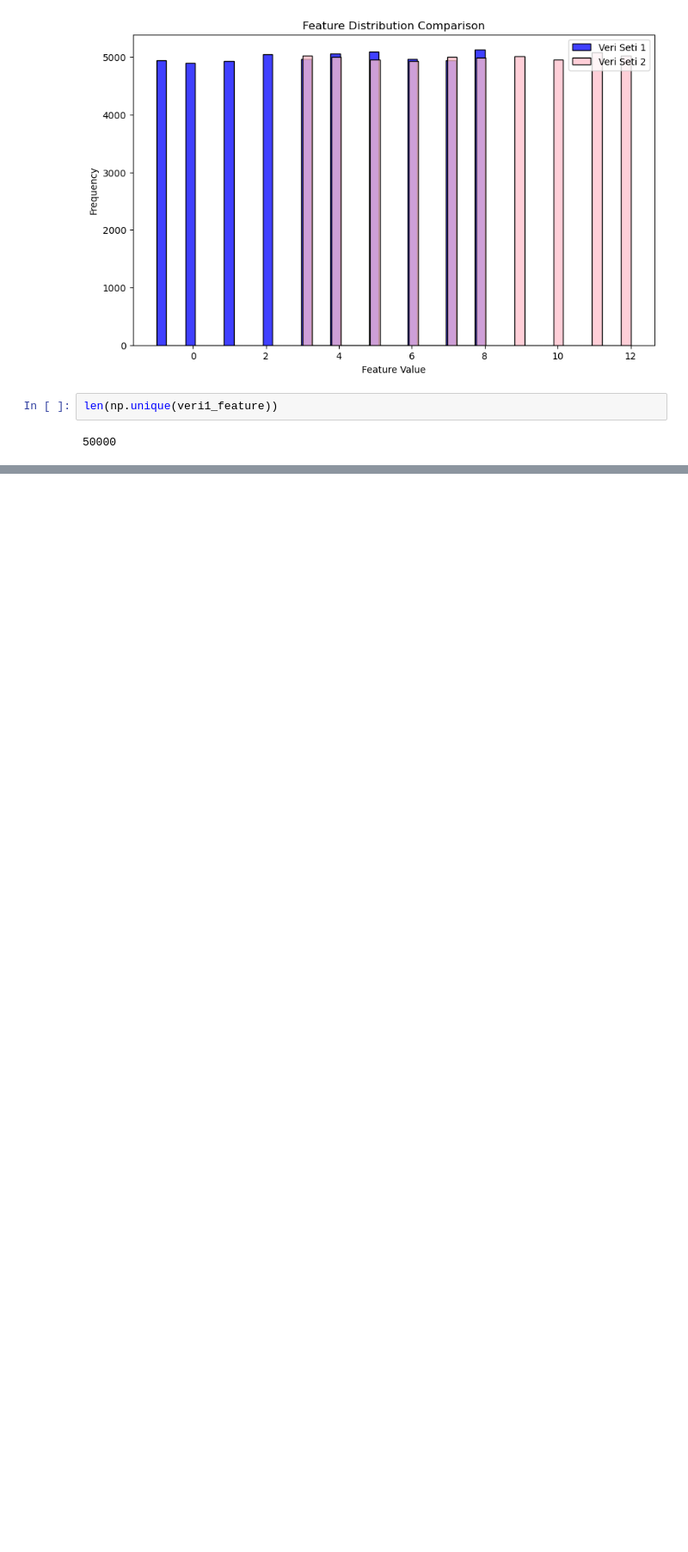
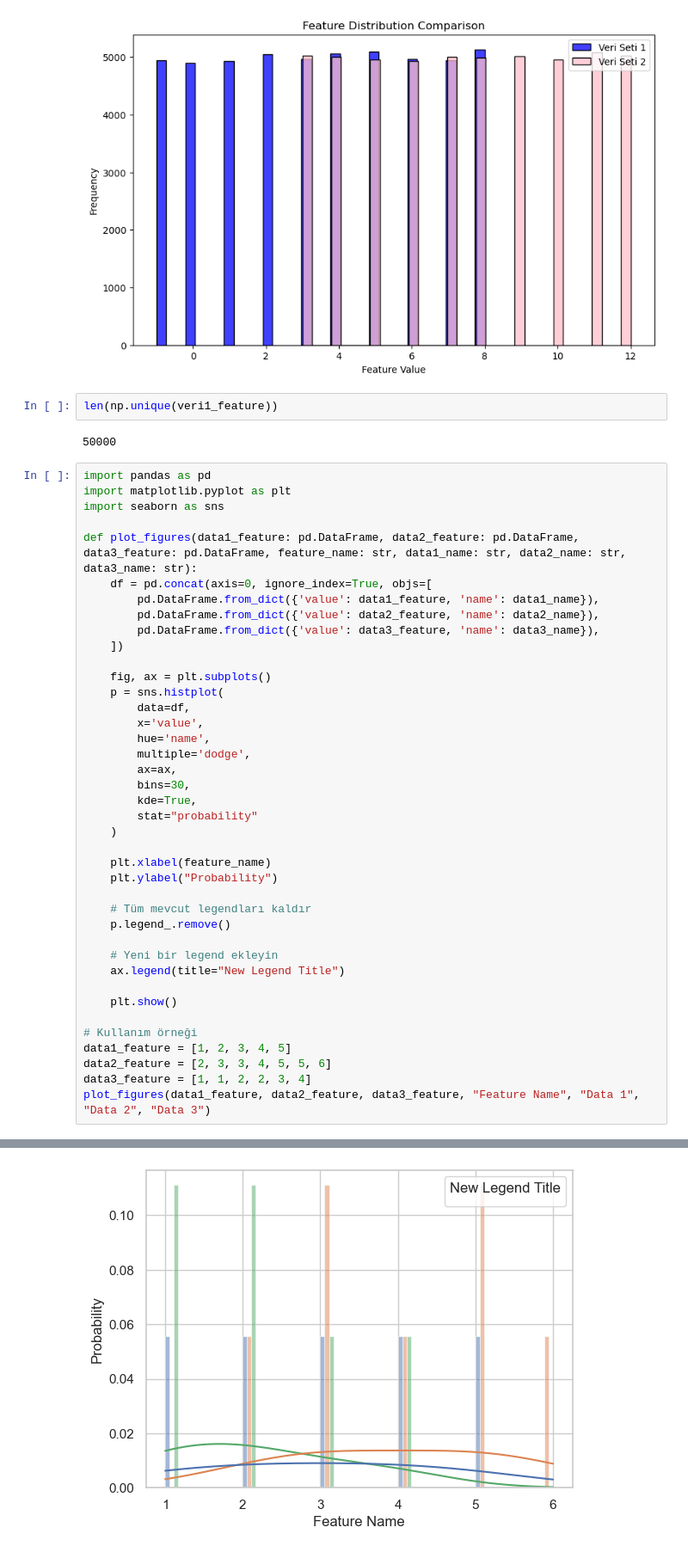
Before and after one commit to oguzhankarabacak/ExampleofGit, a Jupyter notebook: Untitled1.ipynb, the cells around one changed output, grey strips where cells are left out. Shown at 86% size. Drawn from its saved outputs; the diff is of its cells as text; blank space fills up the shorter version.

```diff
--- a/Untitled1.ipynb
+++ b/Untitled1.ipynb
@@ -53,3 +53,44 @@ plt.show()
 len(np.unique(veri1_feature))
 # %% [output]
 50000
+# %%
+import pandas as pd
+import matplotlib.pyplot as plt
+import seaborn as sns
+
+def plot_figures(data1_feature: pd.DataFrame, data2_feature: pd.DataFrame, data3_feature: pd.DataFrame, feature_name: str, data1_name: str, data2_name: str, data3_name: str):
+    df = pd.concat(axis=0, ignore_index=True, objs=[
+        pd.DataFrame.from_dict({'value': data1_feature, 'name': data1_name}),
+        pd.DataFrame.from_dict({'value': data2_feature, 'name': data2_name}),
+        pd.DataFrame.from_dict({'value': data3_feature, 'name': data3_name}),
+    ])
+
+    fig, ax = plt.subplots()
+    p = sns.histplot(
+        data=df,
+        x='value',
+        hue='name',
+        multiple='dodge',
+        ax=ax,
+        bins=30,
+        kde=True,
+        stat="probability"
+    )
+
+    plt.xlabel(feature_name)
+    plt.ylabel("Probability")
+
+    # Tüm mevcut legendları kaldır
+    p.legend_.remove()
+
+    # Yeni bir legend ekleyin
+    ax.legend(title="New Legend Title")
+
+    plt.show()
+
+# Kullanım örneği
+data1_feature = [1, 2, 3, 4, 5]
+data2_feature = [2, 3, 3, 4, 5, 5, 6]
+data3_feature = [1, 1, 2, 2, 3, 4]
+plot_figures(data1_feature, data2_feature, data3_feature, "Feature Name", "Data 1", "Data 2", "Data 3")
+# %% [output]
@@ -55,0 +98 @@ len(np.unique(veri1_feature))
+[figure, added]
```
Also changed, not shown: parts of 1 cell of this notebook.
